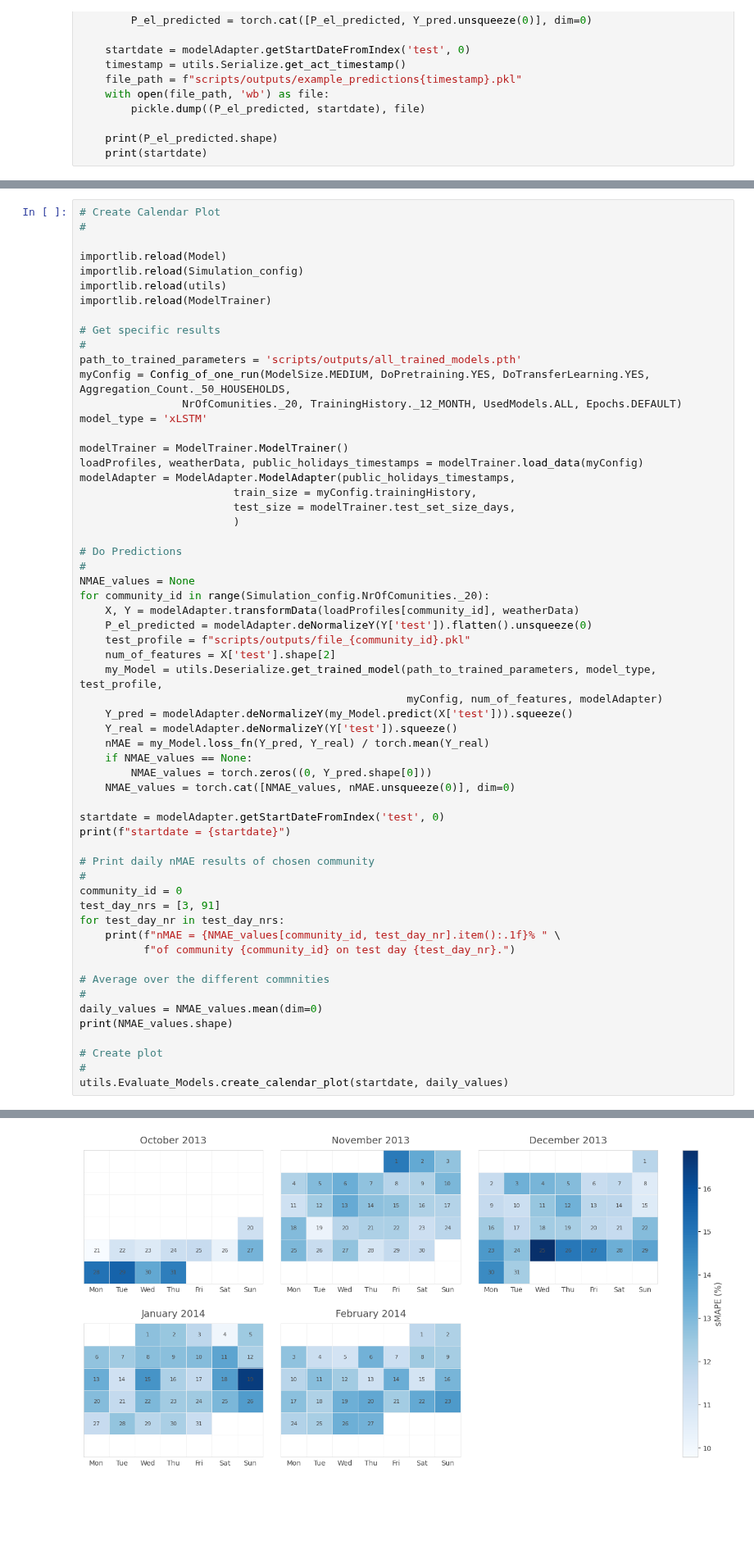
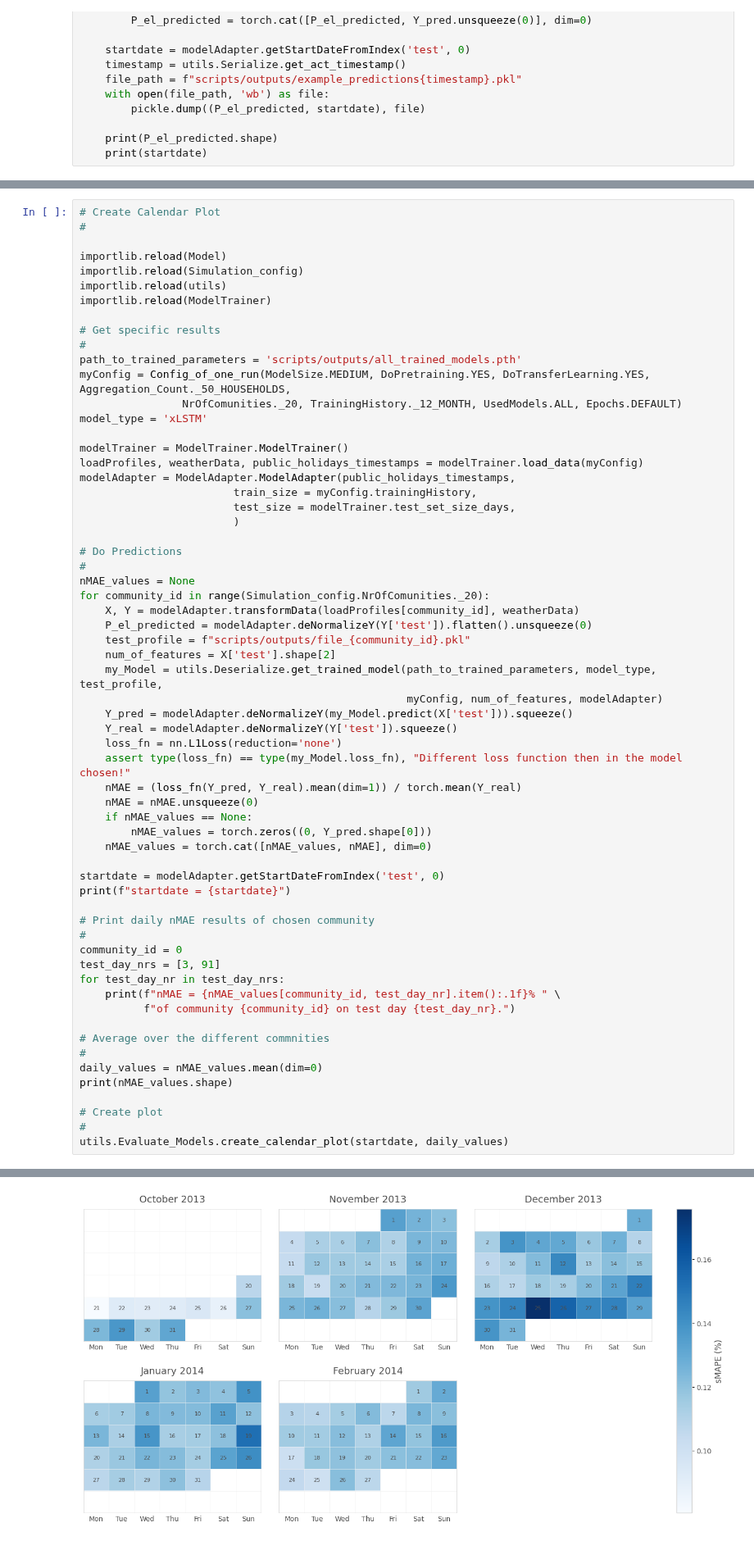
Before and after one commit to erc-fhv/loadforecasting, a Jupyter notebook: scripts/Paper_Illustration.ipynb, the cells around one changed output, grey strips where cells are left out. Shown at 82% size. Saved outputs shown, nothing was run; the diff lists cells and outputs as text; blank space fills up the shorter version.

```diff
--- a/scripts/Paper_Illustration.ipynb
+++ b/scripts/Paper_Illustration.ipynb
@@ -451,7 +450,7 @@ modelAdapter = ModelAdapter.ModelAdapter(public_holidays_timestamps,
 
 # Do Predictions
 #
-NMAE_values = None
+nMAE_values = None
 for community_id in range(Simulation_config.NrOfComunities._20):
     X, Y = modelAdapter.transformData(loadProfiles[community_id], weatherData)
     P_el_predicted = modelAdapter.deNormalizeY(Y['test']).flatten().unsqueeze(0)
@@ -461,10 +460,13 @@ for community_id in range(Simulation_config.NrOfComunities._20):
                                                    myConfig, num_of_features, modelAdapter)
     Y_pred = modelAdapter.deNormalizeY(my_Model.predict(X['test'])).squeeze()
     Y_real = modelAdapter.deNormalizeY(Y['test']).squeeze()
-    nMAE = my_Model.loss_fn(Y_pred, Y_real) / torch.mean(Y_real)
-    if NMAE_values == None:
-        NMAE_values = torch.zeros((0, Y_pred.shape[0]))
-    NMAE_values = torch.cat([NMAE_values, nMAE.unsqueeze(0)], dim=0)
+    loss_fn = nn.L1Loss(reduction='none')
+    assert type(loss_fn) == type(my_Model.loss_fn), "Different loss function then in the model chosen!"
+    nMAE = (loss_fn(Y_pred, Y_real).mean(dim=1)) / torch.mean(Y_real)
+    nMAE = nMAE.unsqueeze(0)
+    if nMAE_values == None:
+        nMAE_values = torch.zeros((0, Y_pred.shape[0]))
+    nMAE_values = torch.cat([nMAE_values, nMAE], dim=0)
 
 startdate = modelAdapter.getStartDateFromIndex('test', 0)
 print(f"startdate = {startdate}")
@@ -474,13 +476,13 @@ print(f"startdate = {startdate}")
 community_id = 0
 test_day_nrs = [3, 91]
 for test_day_nr in test_day_nrs:
-    print(f"nMAE = {NMAE_values[community_id, test_day_nr].item():.1f}% " \
+    print(f"nMAE = {nMAE_values[community_id, test_day_nr].item():.1f}% " \
           f"of community {community_id} on test day {test_day_nr}.")
 
 # Average over the different commnities
 #
-daily_values = NMAE_values.mean(dim=0)
-print(NMAE_values.shape)
+daily_values = nMAE_values.mean(dim=0)
+print(nMAE_values.shape)
 
 # Create plot
 #
@@ -493,2 +495,2 @@ sMAPE = 18.5% of community 0 on test day 91.
 torch.Size([20, 131])
-[figure, old version]
+[figure, new version]
```
Also changed, not shown: parts of 6 cells of this notebook, 3 other files.
